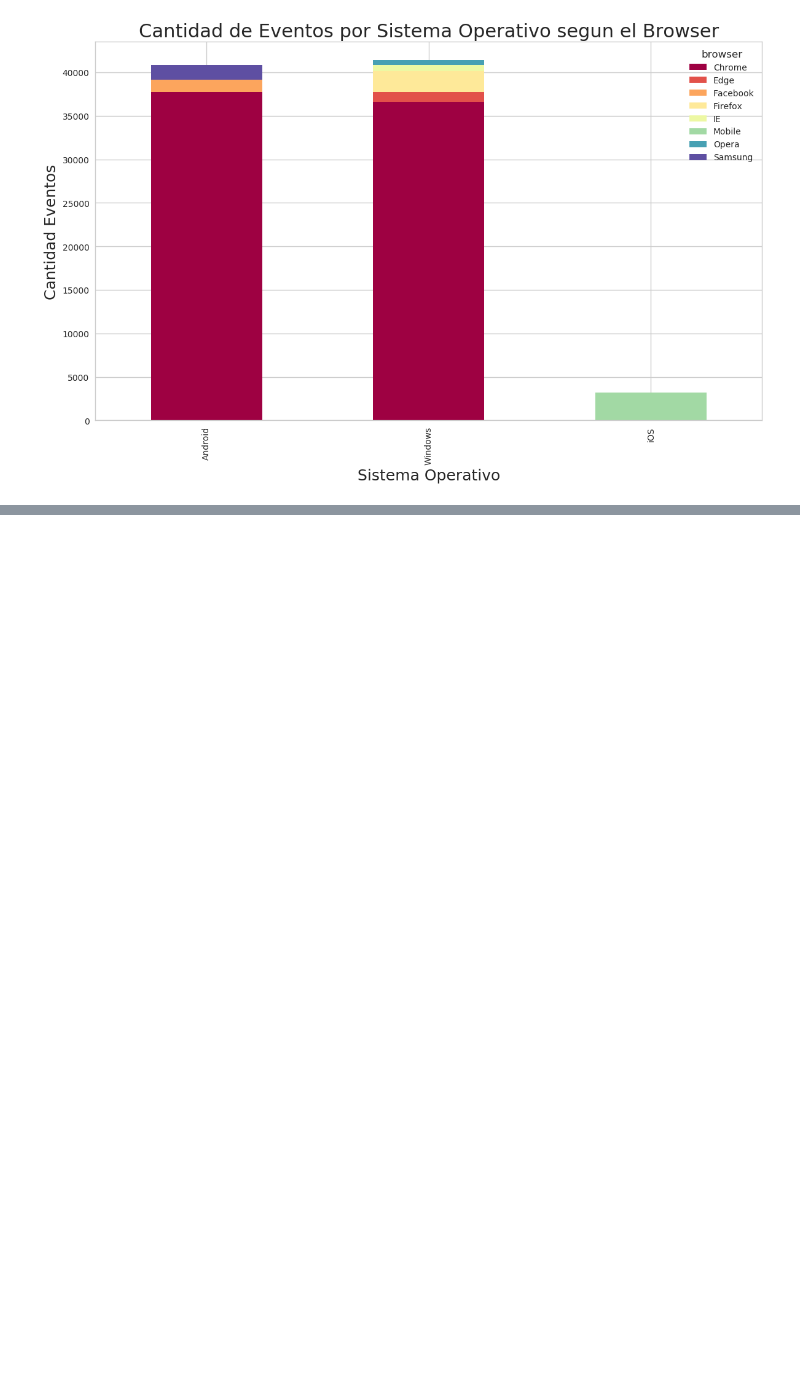
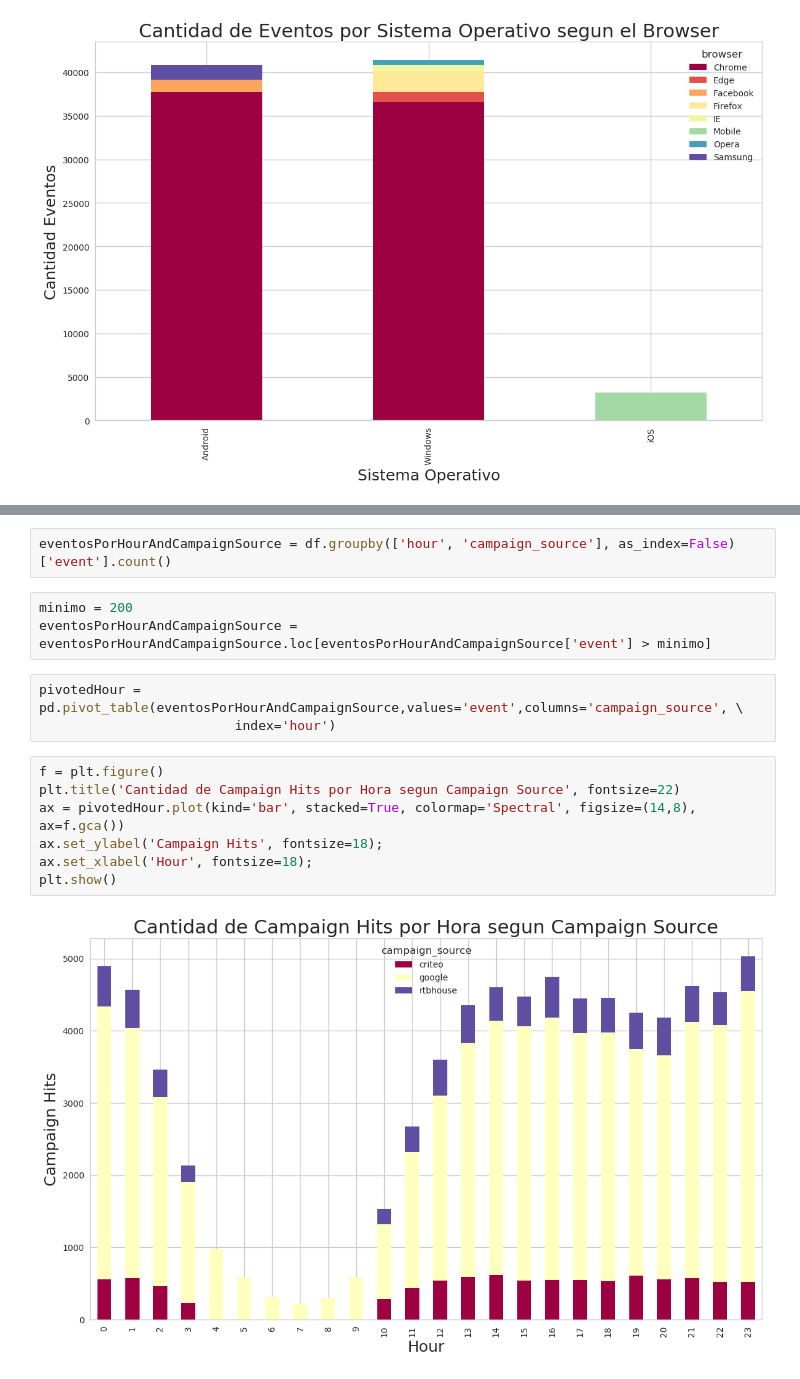
Before and after one commit to bauticanavese/Datos-Tps, a Jupyter notebook: TP1/Calculos Previos/analisis-santiago.ipynb, the cells around one changed output, grey strips where cells are left out. Drawn from its saved outputs; the diff is of its cells as text; blank space fills up the shorter version.

```diff
--- a/TP1/Calculos Previos/analisis-santiago.ipynb
+++ b/TP1/Calculos Previos/analisis-santiago.ipynb
@@ -129,0 +140,17 @@ plt.show()
+# %%
+eventosPorHourAndCampaignSource = df.groupby(['hour', 'campaign_source'], as_index=False)['event'].count()
+# %%
+minimo = 200
+eventosPorHourAndCampaignSource = eventosPorHourAndCampaignSource.loc[eventosPorHourAndCampaignSource['event'] > minimo]
+# %%
+pivotedHour = pd.pivot_table(eventosPorHourAndCampaignSource,values='event',columns='campaign_source', \
+                         index='hour')
+# %%
+f = plt.figure()
+plt.title('Cantidad de Campaign Hits por Hora segun Campaign Source', fontsize=22)
+ax = pivotedHour.plot(kind='bar', stacked=True, colormap='Spectral', figsize=(14,8), ax=f.gca())
+ax.set_ylabel('Campaign Hits', fontsize=18);
+ax.set_xlabel('Hour', fontsize=18);
+plt.show()
+# %% [output]
+[figure, added]
```
Also changed, not shown: parts of 3 cells of this notebook.
